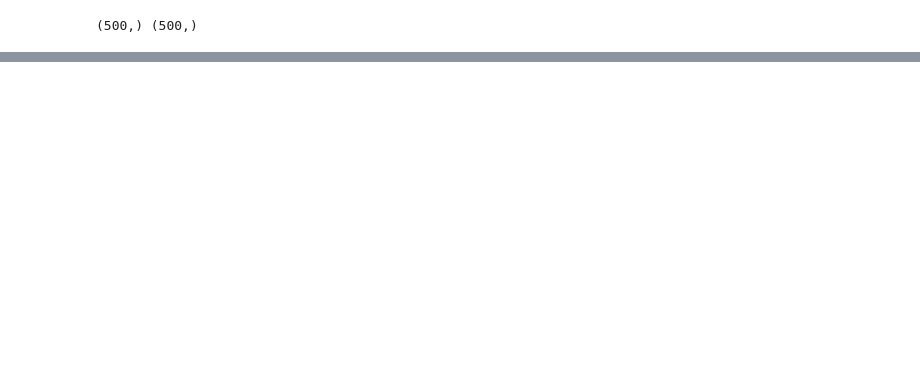
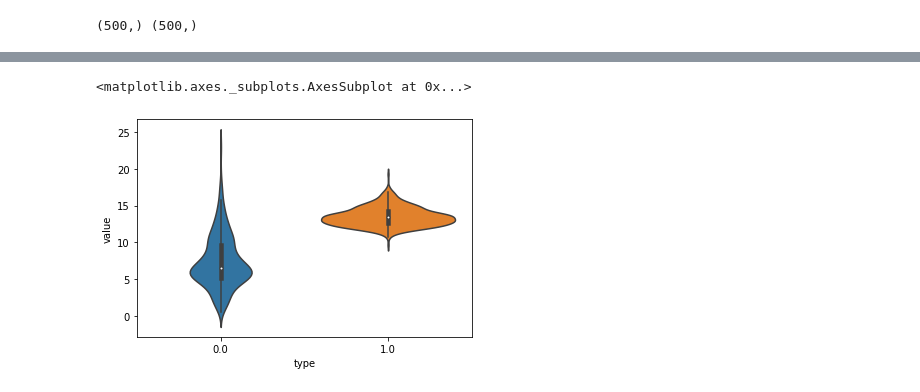
Before and after one commit to castoridaee/python-data-analysis-course, a Jupyter notebook: 1D.ipynb, the cells around one changed output, grey strips where cells are left out. Cells and saved outputs as stored; diff of their text form; code cells hidden in the pictures; blank space fills up the shorter version.

```diff
--- a/1D.ipynb
+++ b/1D.ipynb
@@ -87,0 +120,5 @@ plot.ylabel("Probability"); # semicolon suppresses the output of the last thing
+# %%
+sns.violinplot(x="type",y="value",data=dataset) # by default it shows quartiles based on line thickness
+# %% [output]
+<matplotlib.axes._subplots.AxesSubplot at 0x...>
+[figure, added]
```
Also changed, not shown: parts of 14 cells of this notebook.
